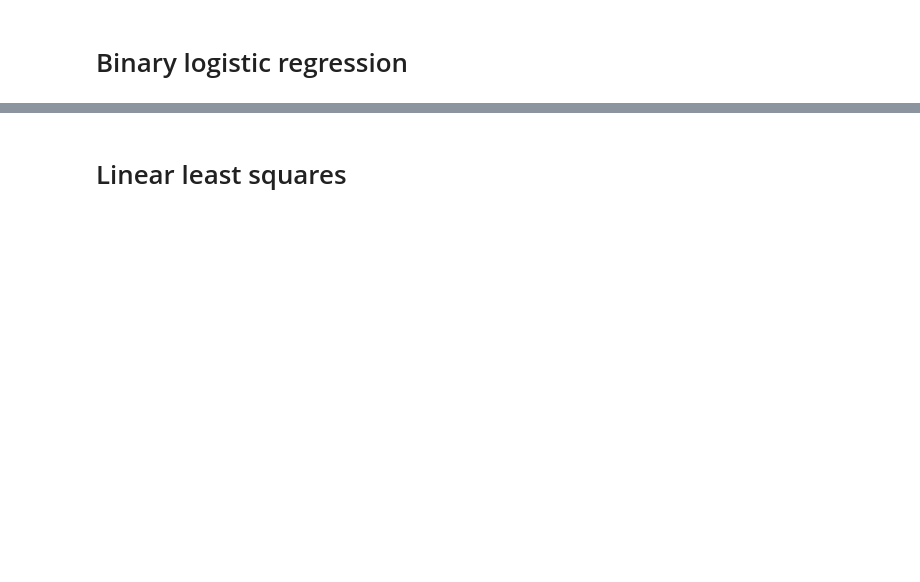
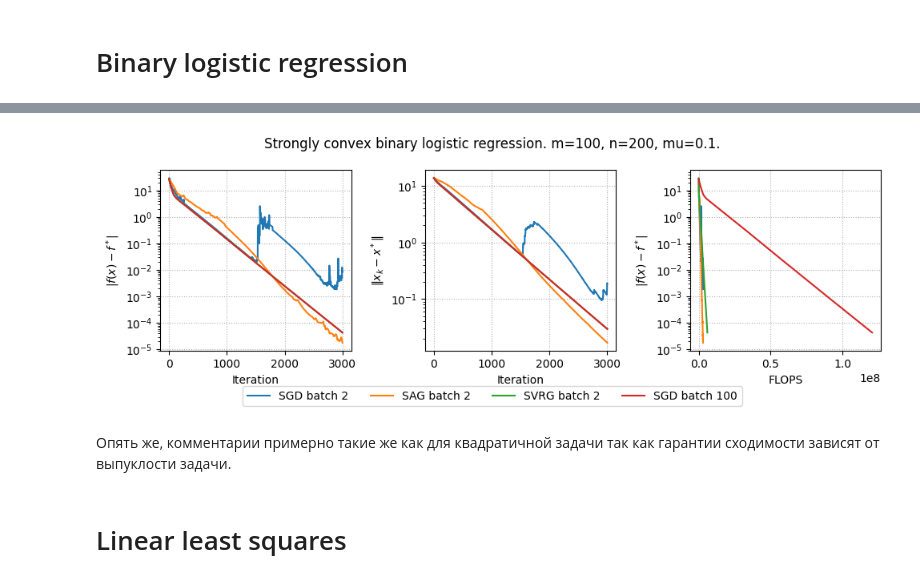
Before and after one commit to yellowssnake/221_zlotin, a Jupyter notebook: assets/Notebooks/VR_exercise.ipynb, the cells around one changed output, grey strips where cells are left out. Saved outputs shown, nothing was run; the diff lists cells and outputs as text; code cells hidden in the pictures; blank space fills up the shorter version.

```diff
--- a/assets/Notebooks/VR_exercise.ipynb
+++ b/assets/Notebooks/VR_exercise.ipynb
@@ -195,3 +206,43 @@ plot_results(results, params)
+# %%
+params = {
+    "mu": 1e-1,
+    "m": 100,
+    "n": 200,
+    "methods": [
+        {
+            "method": "SGD",
+            "learning_rate": 2e-2,
+            "batch_size": 2,
+            "iterations": 3000,
+        },
+        {
+            "method": "SAG",
+            "learning_rate": 2e-2,
+            "batch_size": 2,
+            "iterations": 3000,
+        },
+        {
+            "method": "SVRG",
+            "learning_rate": 2e-2,
+            "epoch_length": 3,
+            "batch_size": 2,
+            "iterations": 3000,
+        },
+        {
+            "method": "SGD",
+            "learning_rate": 2e-2,
+            "batch_size": 100,
+            "iterations": 3000,
+        },
+    ]
+}
+
+results = run_experiments(params)
+plot_results(results, params)
+# %% [output]
+[figure, added]
+# %% [markdown]
+Опять же, комментарии примерно такие же как для квадратичной задачи так как гарантии сходимости зависят от выпуклости задачи.
 # %% [markdown]
 # Linear least squares
 # %%
```
Also changed, not shown: parts of 6 cells of this notebook.
